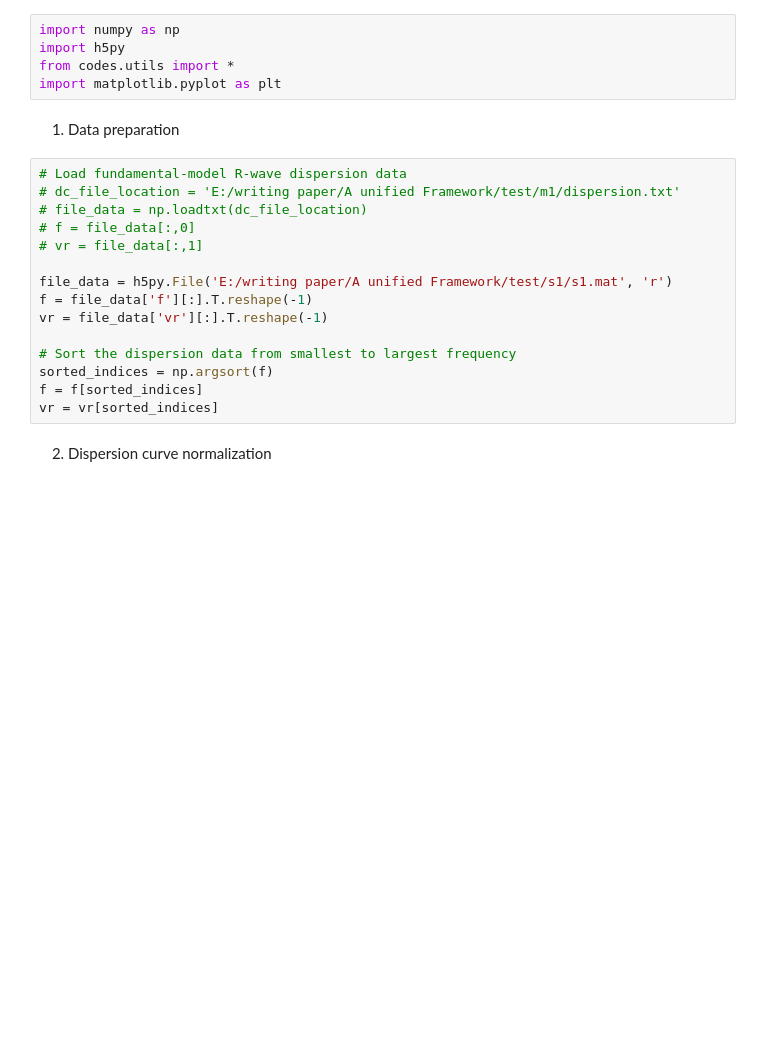
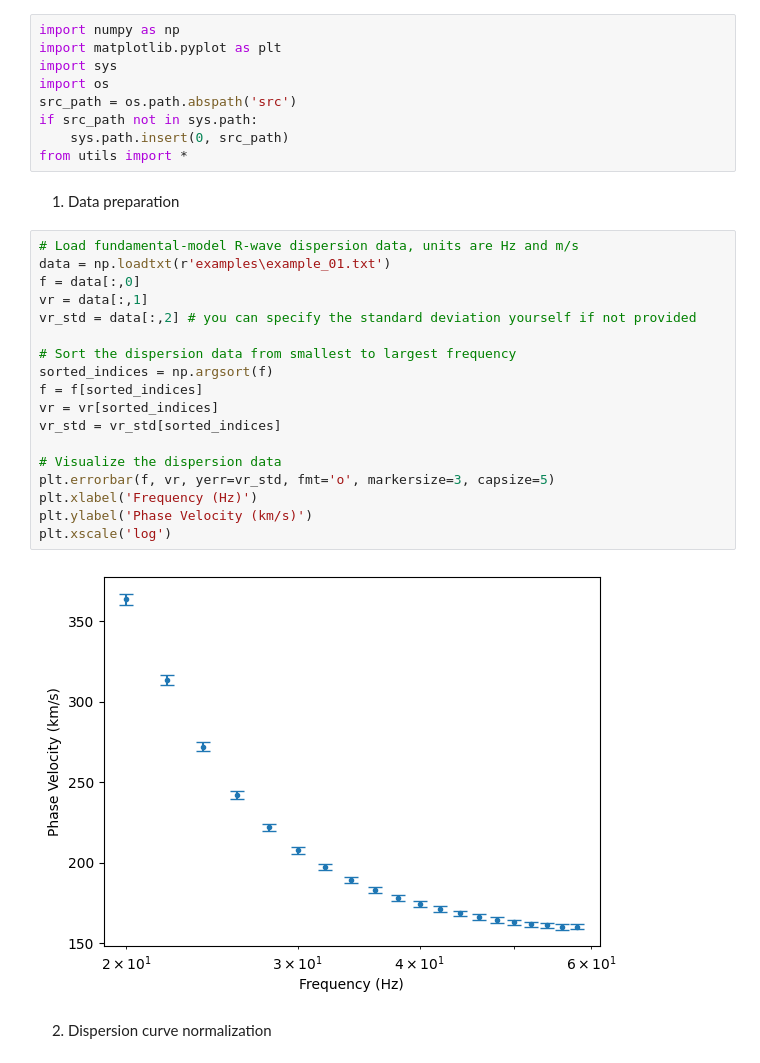
Before and after one commit to CTJ-UT/U-SWIFT-A-Unified-Surface-Wave-Inversion-Framework-with-Transformer, a Jupyter notebook: main.ipynb, the cells around one changed output. Saved outputs shown, nothing was run; the diff lists cells and outputs as text; blank space fills up the shorter version.

```diff
--- a/main.ipynb
+++ b/main.ipynb
@@ -1,25 +1,34 @@
 # %%
 import numpy as np
-import h5py
-from codes.utils import *
 import matplotlib.pyplot as plt
+import sys
+import os
+src_path = os.path.abspath('src')
+if src_path not in sys.path:
+    sys.path.insert(0, src_path)
+from utils import *
 # %% [markdown]
 1. Data preparation
 # %%
-# Load fundamental-model R-wave dispersion data
-# dc_file_location = 'E:/writing paper/A unified Framework/test/m1/dispersion.txt'
-# file_data = np.loadtxt(dc_file_location)
-# f = file_data[:,0]
-# vr = file_data[:,1]
-
-file_data = h5py.File('E:/writing paper/A unified Framework/test/s1/s1.mat', 'r')
-f = file_data['f'][:].T.reshape(-1)
-vr = file_data['vr'][:].T.reshape(-1)
+# Load fundamental-model R-wave dispersion data, units are Hz and m/s
+data = np.loadtxt(r'examples\example_01.txt')
+f = data[:,0]
+vr = data[:,1]
+vr_std = data[:,2] # you can specify the standard deviation yourself if not provided
 
 # Sort the dispersion data from smallest to largest frequency
 sorted_indices = np.argsort(f)
 f = f[sorted_indices]
 vr = vr[sorted_indices]
+vr_std = vr_std[sorted_indices]
+
+# Visualize the dispersion data
+plt.errorbar(f, vr, yerr=vr_std, fmt='o', markersize=3, capsize=5)
+plt.xlabel('Frequency (Hz)')
+plt.ylabel('Phase Velocity (km/s)')
+plt.xscale('log')
+# %% [output]
+[figure, added]
 # %% [markdown]
 2. Dispersion curve normalization
 # %%
```
Also changed, not shown: parts of 6 cells of this notebook, 3 other files.
